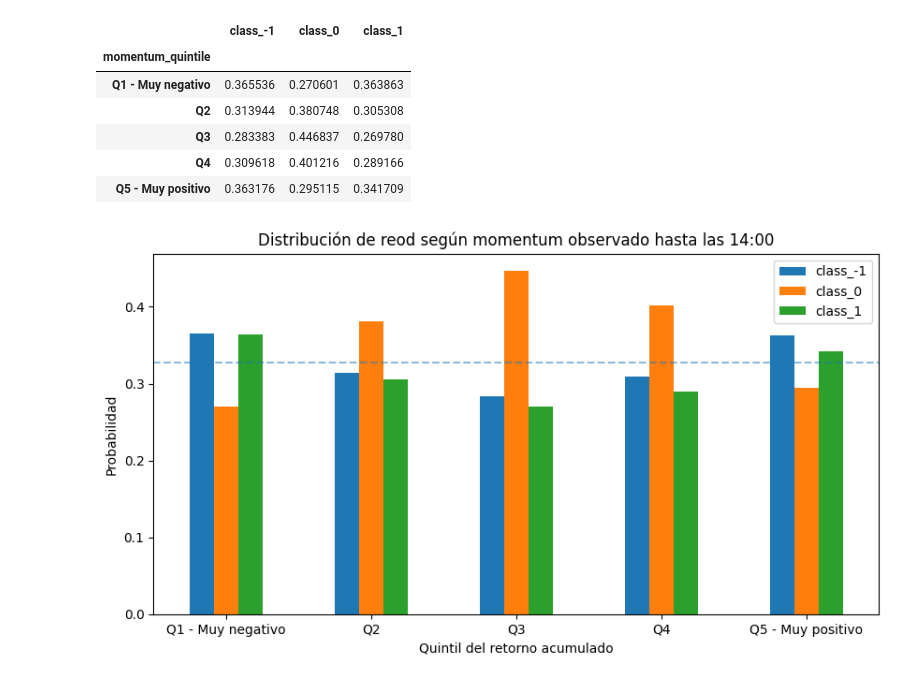
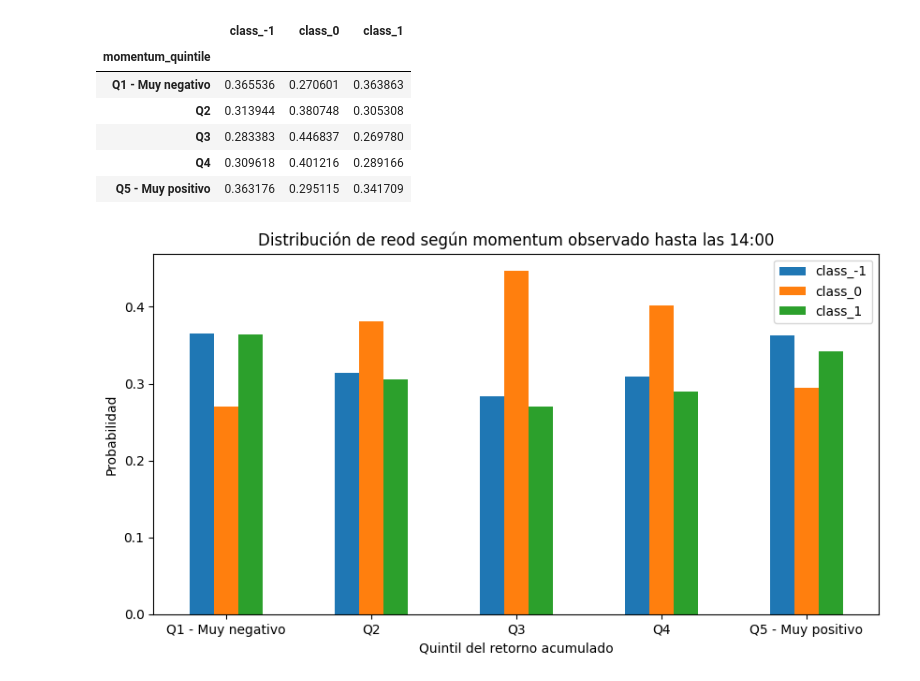
Before and after one commit to ADRIANVM117/data-science-portfolio, a Jupyter notebook: EXAMEN_DL_BOURBAKI/notebooks/01_eda_and_signal_hypotheses.ipynb, the cells around one changed output. Saved outputs shown, nothing was run; the diff lists cells and outputs as text; code cells hidden in the pictures.

```diff
--- a/EXAMEN_DL_BOURBAKI/notebooks/01_eda_and_signal_hypotheses.ipynb
+++ b/EXAMEN_DL_BOURBAKI/notebooks/01_eda_and_signal_hypotheses.ipynb
@@ -132,11 +132,11 @@ momentum_target
 | Q5 - Muy positivo | 0.363176 | 0.295115 | 0.341709 |
 # %%
 momentum_target.plot(kind="bar",figsize=(10, 5))
-plt.axhline((complete["reod"] == -1).mean(),linestyle="--",alpha=0.5)
+#plt.axhline((complete["reod"] == -1).mean(),alpha=0.5)
 plt.title("Distribución de reod según momentum observado hasta las 14:00")
 plt.xlabel("Quintil del retorno acumulado")
 plt.ylabel("Probabilidad")
 plt.xticks(rotation=0)
 plt.show()
 # %% [output]
-[figure, old version]
+[figure, new version]
```
Also changed, not shown: parts of 55 cells of this notebook.
